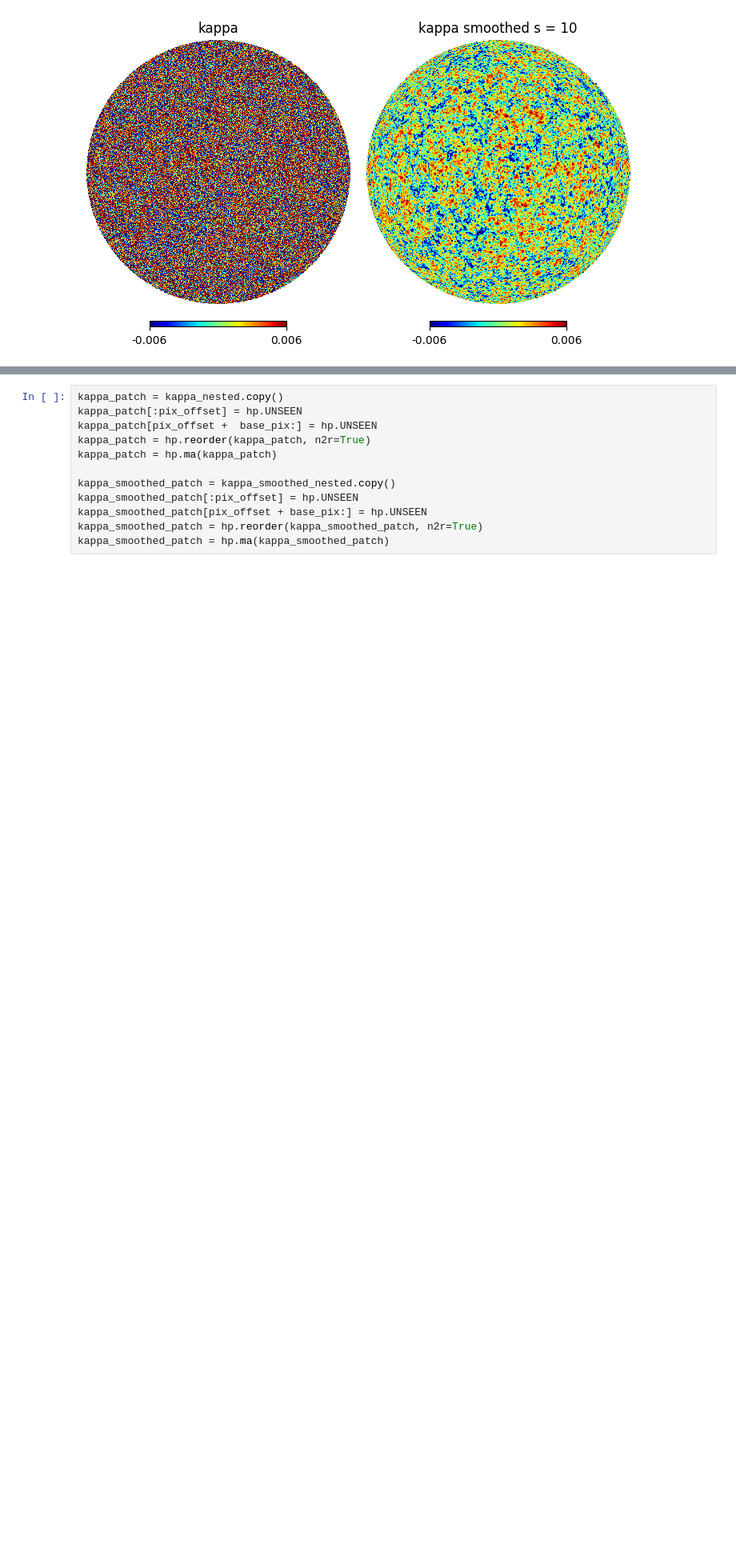
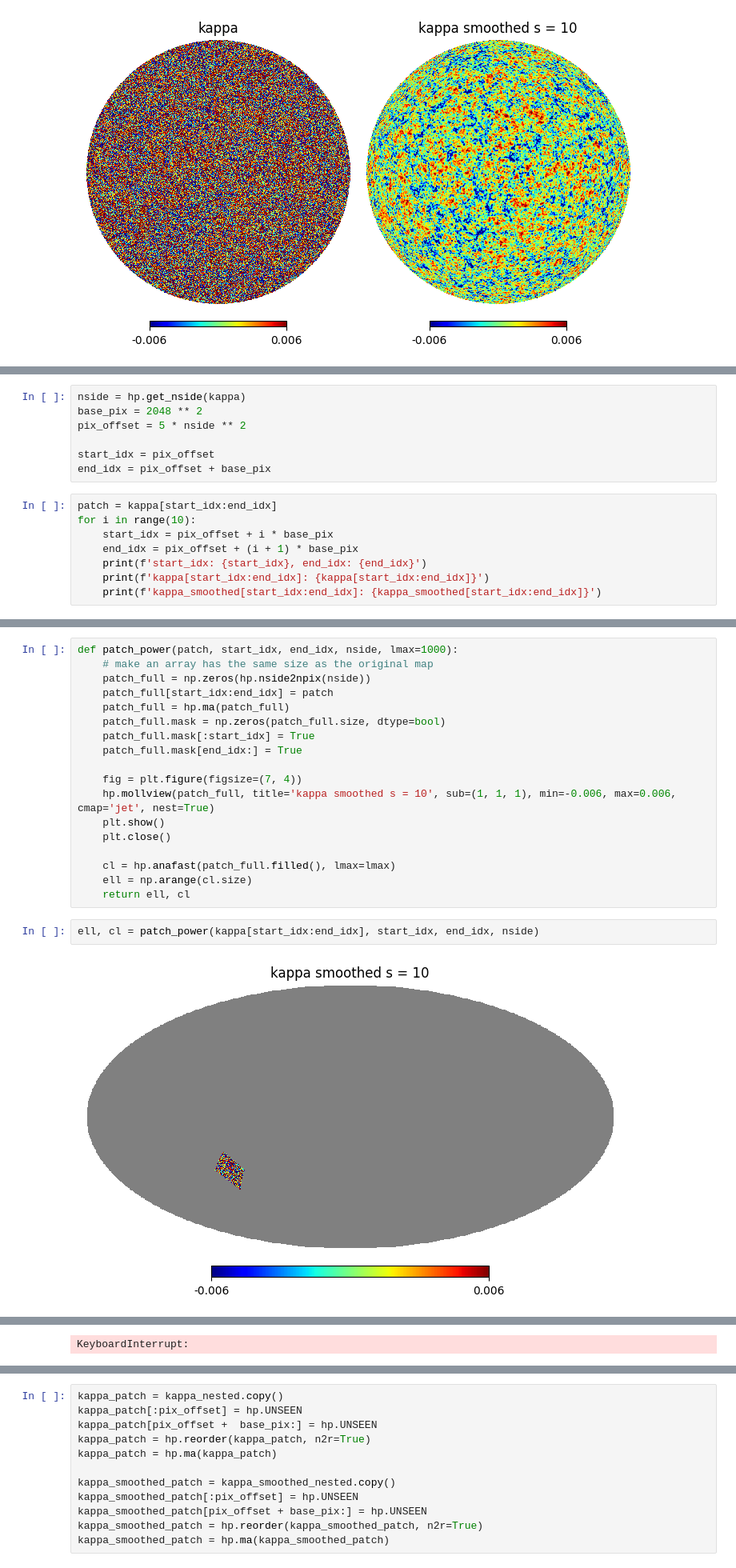
Before and after one commit to atokiwaipmu/LensingSSC, a Jupyter notebook: notebook/test.ipynb, the cells around one changed output, grey strips where cells are left out. Shown at 80% size. Saved outputs shown, nothing was run; the diff lists cells and outputs as text; blank space fills up the shorter version.

```diff
--- a/notebook/test.ipynb
+++ b/notebook/test.ipynb
@@ -46,0 +56,15 @@ pix_offset = 5 * hp.get_nside(kappa) ** 2
+# %%
+nside = hp.get_nside(kappa)
+base_pix = 2048 ** 2
+pix_offset = 5 * nside ** 2
+
+start_idx = pix_offset
+end_idx = pix_offset + base_pix
+# %%
+patch = kappa[start_idx:end_idx]
+for i in range(10):
+    start_idx = pix_offset + i * base_pix
+    end_idx = pix_offset + (i + 1) * base_pix
+    print(f'start_idx: {start_idx}, end_idx: {end_idx}')
+    print(f'kappa[start_idx:end_idx]: {kappa[start_idx:end_idx]}')
+    print(f'kappa_smoothed[start_idx:end_idx]: {kappa_smoothed[start_idx:end_idx]}')
@@ -46,0 +85,22 @@ pix_offset = 5 * hp.get_nside(kappa) ** 2
+# %%
+def patch_power(patch, start_idx, end_idx, nside, lmax=1000):
+    # make an array has the same size as the original map
+    patch_full = np.zeros(hp.nside2npix(nside))
+    patch_full[start_idx:end_idx] = patch
+    patch_full = hp.ma(patch_full)
+    patch_full.mask = np.zeros(patch_full.size, dtype=bool)
+    patch_full.mask[:start_idx] = True
+    patch_full.mask[end_idx:] = True
+
+    fig = plt.figure(figsize=(7, 4))
+    hp.mollview(patch_full, title='kappa smoothed s = 10', sub=(1, 1, 1), min=-0.006, max=0.006, cmap='jet', nest=True)
+    plt.show()
+    plt.close()
+
+    cl = hp.anafast(patch_full.filled(), lmax=lmax)
+    ell = np.arange(cl.size)
+    return ell, cl
+# %%
+ell, cl = patch_power(kappa[start_idx:end_idx], start_idx, end_idx, nside)
+# %% [output]
+[figure, added]
@@ -46,0 +108 @@ pix_offset = 5 * hp.get_nside(kappa) ** 2
+KeyboardInterrupt:
```
Also changed, not shown: parts of 7 cells of this notebook, 12 other files.
